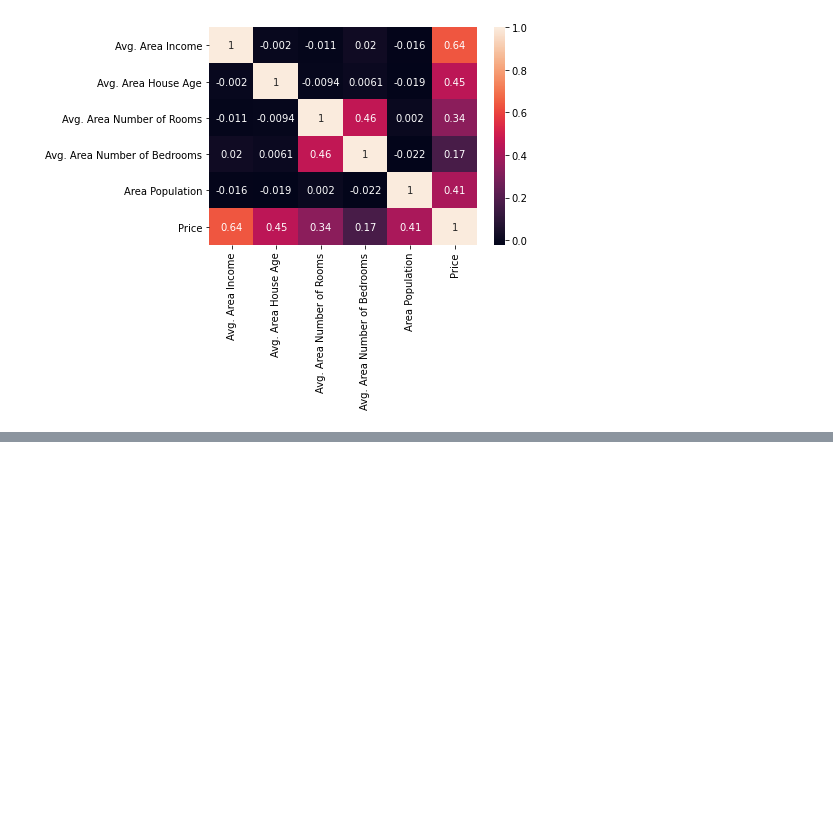
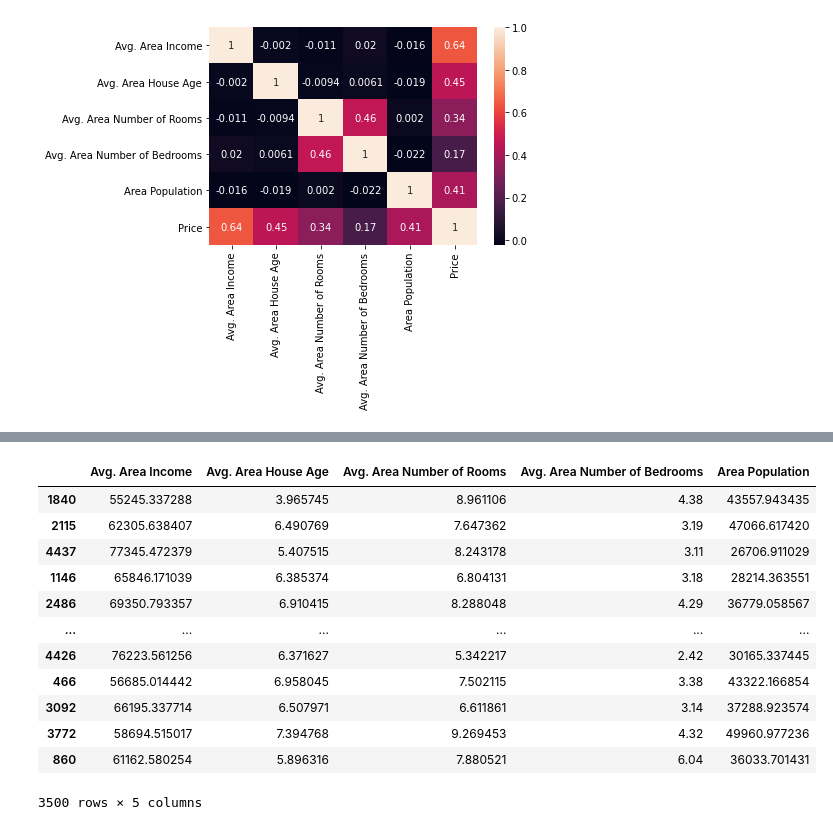
Before and after one commit to xErik444x/python_IA_Anaconda_Jupyter, a Jupyter notebook: Regresión lineal/Ejemplos y ejercicios.ipynb, the cells around one changed output, grey strips where cells are left out. Saved outputs shown, nothing was run; the diff lists cells and outputs as text; code cells hidden in the pictures; blank space fills up the shorter version.

```diff
--- a/Regresión lineal/Ejemplos y ejercicios.ipynb
+++ b/Regresión lineal/Ejemplos y ejercicios.ipynb
@@ -130,0 +176,19 @@ sns.heatmap(casas.corr(),annot=True) #corr, relacion entre las columnas
+# %%
+X_train, X_test, Y_train, Y_test = train_test_split(X,Y,test_size=0.3,random_state=42) #dejamos el 30% para pruebas
+#el random_state es la seed para hacer un random
+# %%
+X_train
+# %% [output]
+|  | Avg. Area Income | Avg. Area House Age | Avg. Area Number of Rooms | Avg. Area Number of Bedrooms | Area Population |
+| 1840 | 55245.337288 | 3.965745 | 8.961106 | 4.38 | 43557.943435 |
+| 2115 | 62305.638407 | 6.490769 | 7.647362 | 3.19 | 47066.617420 |
+| 4437 | 77345.472379 | 5.407515 | 8.243178 | 3.11 | 26706.911029 |
+| 1146 | 65846.171039 | 6.385374 | 6.804131 | 3.18 | 28214.363551 |
+| 2486 | 69350.793357 | 6.910415 | 8.288048 | 4.29 | 36779.058567 |
+| ... | ... | ... | ... | ... | ... |
+| 4426 | 76223.561256 | 6.371627 | 5.342217 | 2.42 | 30165.337445 |
+| 466 | 56685.014442 | 6.958045 | 7.502115 | 3.38 | 43322.166854 |
+| 3092 | 66195.337714 | 6.507971 | 6.611861 | 3.14 | 37288.923574 |
+| 3772 | 58694.515017 | 7.394768 | 9.269453 | 4.32 | 49960.977236 |
+| 860 | 61162.580254 | 5.896316 | 7.880521 | 6.04 | 36033.701431 |
+3500 rows × 5 columns
```
Also changed, not shown: parts of 10 cells of this notebook.
